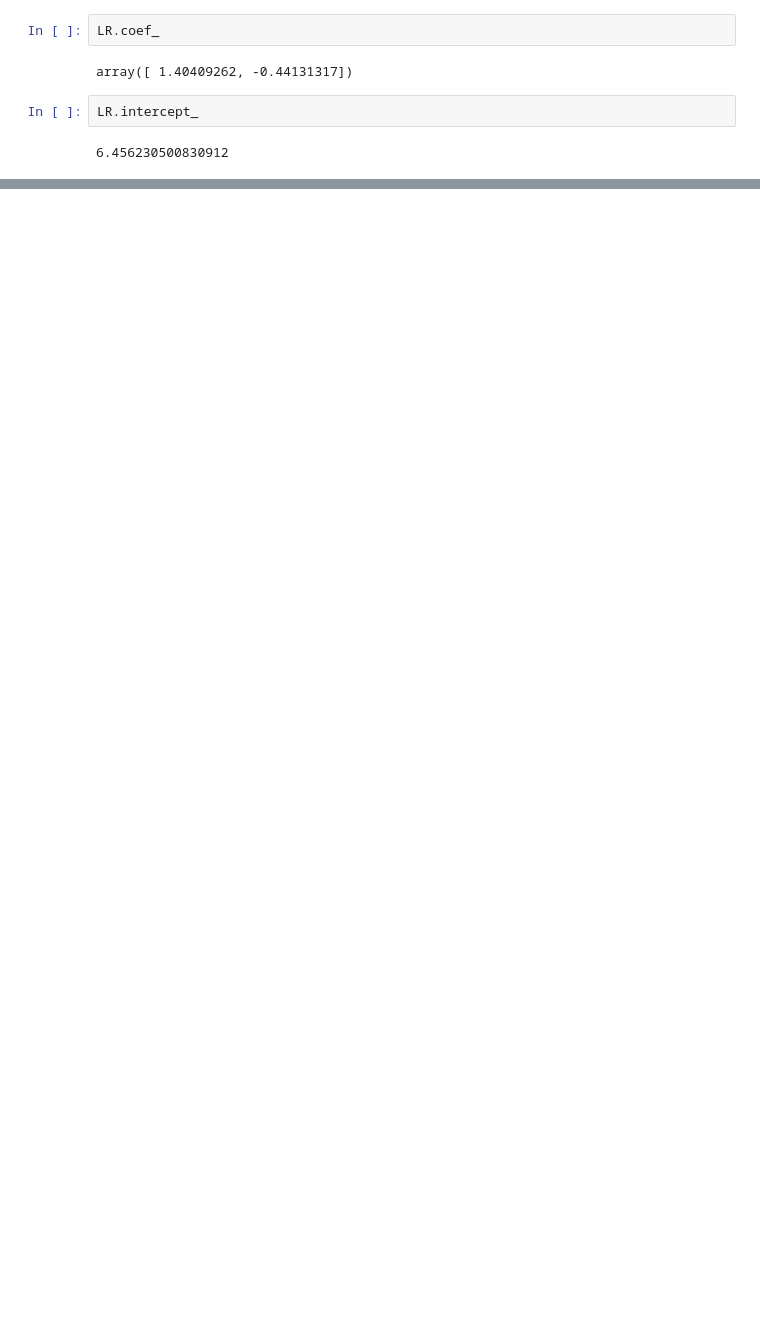
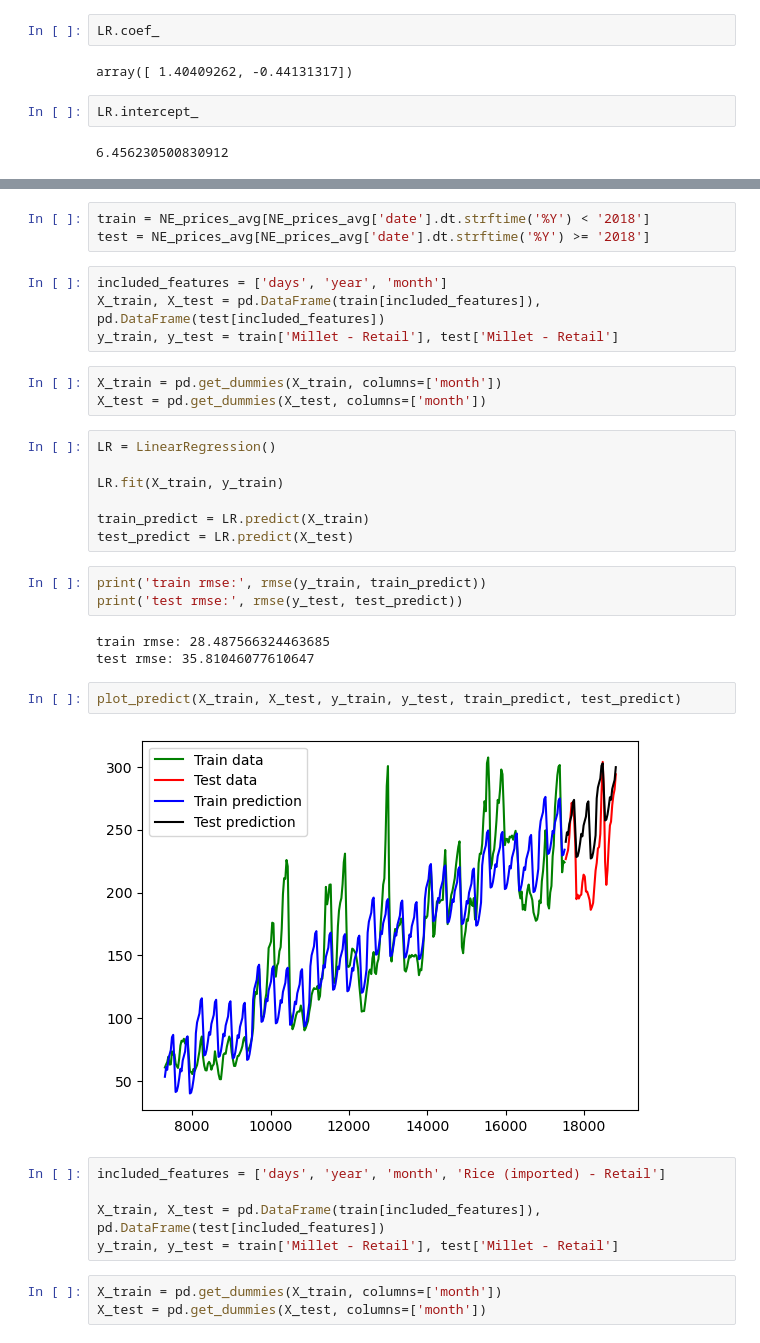
Before and after one commit to wwhite5/Springboard-Capstone-2-Time-Series, a Jupyter notebook: Preprocessing_and_Training.ipynb, the cells around one changed output, grey strips where cells are left out. Drawn from its saved outputs; the diff is of its cells as text; blank space fills up the shorter version.

Commit message:
linear regressions

```diff
--- a/Preprocessing_and_Training.ipynb
+++ b/Preprocessing_and_Training.ipynb
@@ -155,0 +166,35 @@ array=[ 7305.  7336.  7364.  7395.  7425.  7456.  7486.  7517.  7548.  7578.
+# %%
+train = NE_prices_avg[NE_prices_avg['date'].dt.strftime('%Y') < '2018']
+test = NE_prices_avg[NE_prices_avg['date'].dt.strftime('%Y') >= '2018']
+# %%
+included_features = ['days', 'year', 'month']
+X_train, X_test = pd.DataFrame(train[included_features]), pd.DataFrame(test[included_features])
+y_train, y_test = train['Millet - Retail'], test['Millet - Retail']
+# %%
+X_train = pd.get_dummies(X_train, columns=['month'])
+X_test = pd.get_dummies(X_test, columns=['month'])
+# %%
+LR = LinearRegression()
+
+LR.fit(X_train, y_train)
+
+train_predict = LR.predict(X_train)
+test_predict = LR.predict(X_test)
+# %%
+print('train rmse:', rmse(y_train, train_predict))
+print('test rmse:', rmse(y_test, test_predict))
+# %% [output]
+train rmse: 28.487566324463685
+test rmse: 35.81046077610647
+# %%
+plot_predict(X_train, X_test, y_train, y_test, train_predict, test_predict)
+# %% [output]
+[figure, added]
+# %%
+included_features = ['days', 'year', 'month', 'Rice (imported) - Retail']
+
+X_train, X_test = pd.DataFrame(train[included_features]), pd.DataFrame(test[included_features])
+y_train, y_test = train['Millet - Retail'], test['Millet - Retail']
+# %%
+X_train = pd.get_dummies(X_train, columns=['month'])
+X_test = pd.get_dummies(X_test, columns=['month'])
```
Also changed, not shown: parts of 21 cells of this notebook.
